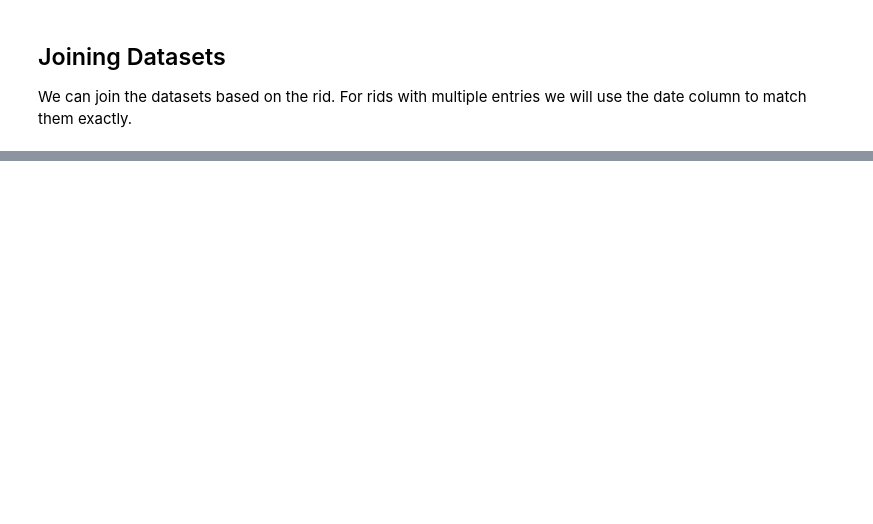
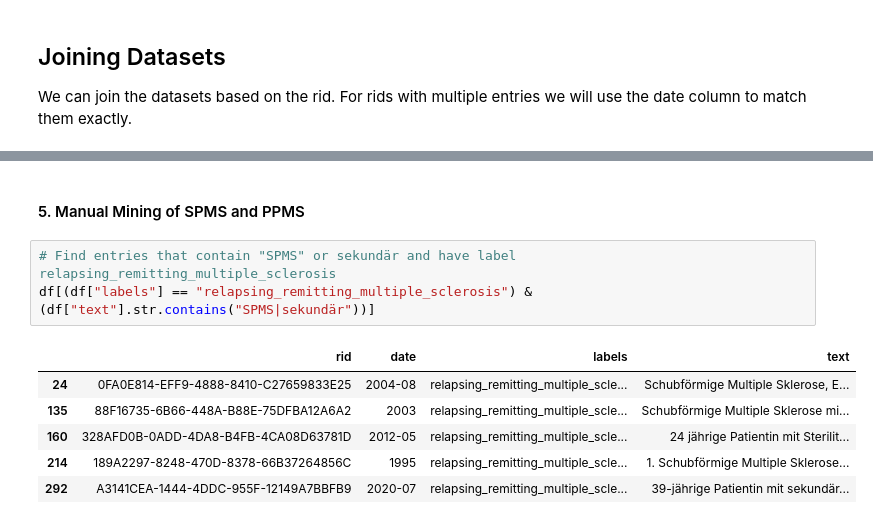
Before and after one commit to maregli/inf-extr, a Jupyter notebook: notebooks/data_preprocessing/02_ms-classification.ipynb, the cells around one changed output, grey strips where cells are left out. Cells and saved outputs as stored; diff of their text form; blank space fills up the shorter version.

```diff
--- a/notebooks/data_preprocessing/02_ms-classification.ipynb
+++ b/notebooks/data_preprocessing/02_ms-classification.ipynb
@@ -368,0 +364,12 @@ df = df.rename(columns={"label": "labels"})
+# %% [markdown]
+#### 5. Manual Mining of SPMS and PPMS
+# %%
+# Find entries that contain "SPMS" or sekundär and have label relapsing_remitting_multiple_sclerosis
+df[(df["labels"] == "relapsing_remitting_multiple_sclerosis") & (df["text"].str.contains("SPMS|sekundär"))]
+# %% [output]
+|  | rid | date | labels | text |
+| 24 | 0FA0E814-EFF9-4888-8410-C27659833E25 | 2004-08 | relapsing_remitting_multiple_scle... | Schubförmige Multiple Sklerose, E... |
+| 135 | 88F16735-6B66-448A-B88E-75DFBA12A6A2 | 2003 | relapsing_remitting_multiple_scle... | Schubförmige Multiple Sklerose mi... |
+| 160 | 328AFD0B-0ADD-4DA8-B4FB-4CA08D63781D | 2012-05 | relapsing_remitting_multiple_scle... | 24 jährige Patientin mit Sterilit... |
+| 214 | 189A2297-8248-470D-8378-66B37264856C | 1995 | relapsing_remitting_multiple_scle... | 1. Schubförmige Multiple Sklerose... |
+| 292 | A3141CEA-1444-4DDC-955F-12149A7BBFB9 | 2020-07 | relapsing_remitting_multiple_scle... | 39-jährige Patientin mit sekundär... |
```
Also changed, not shown: parts of 36 cells of this notebook.
